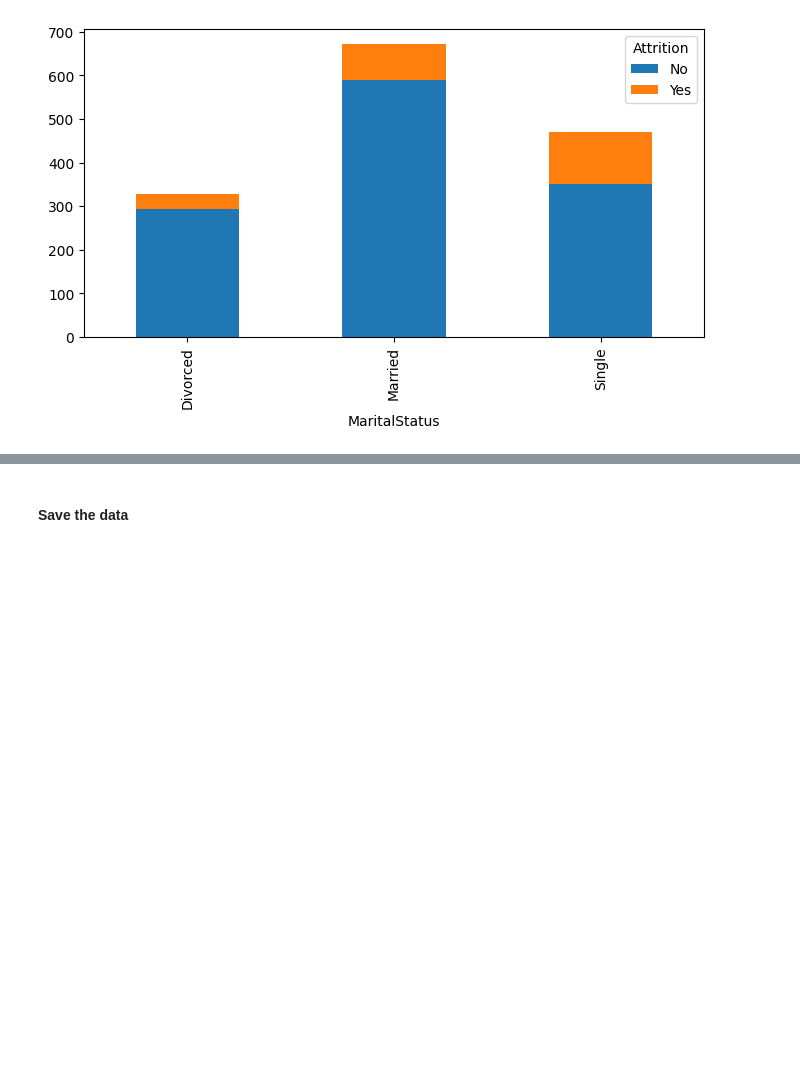
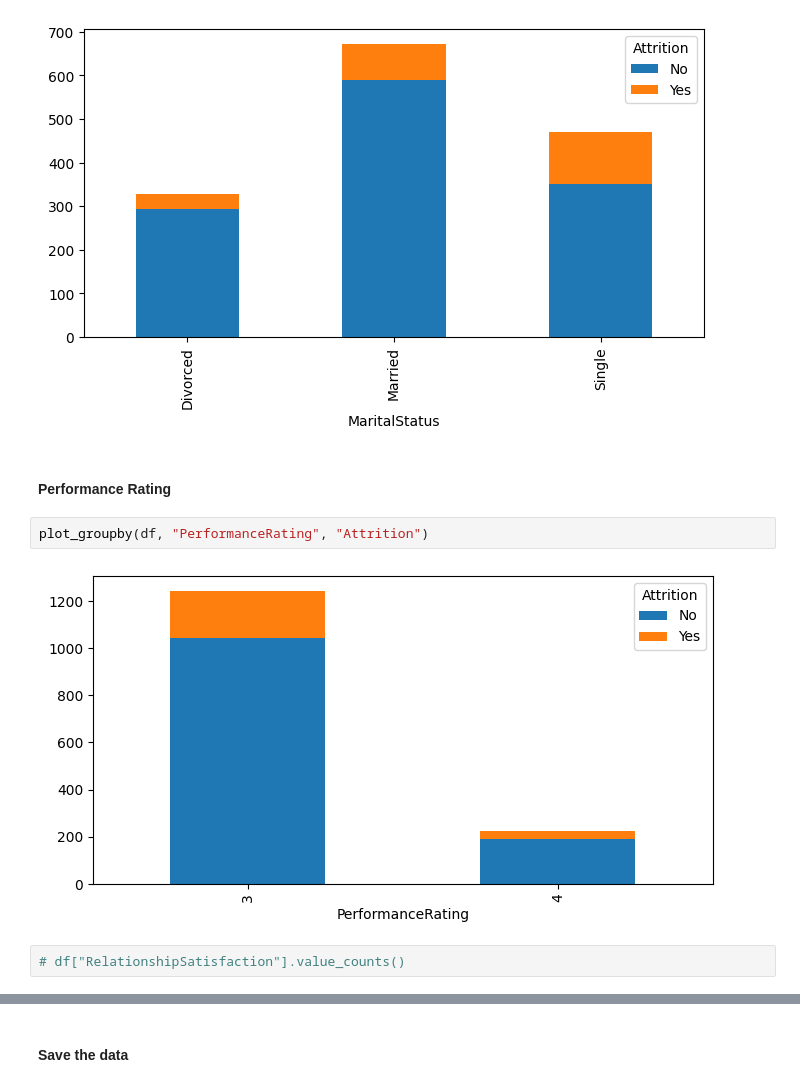
Before and after one commit to ldebele/Employee-Attrition-Prediction, a Jupyter notebook: notebooks/EDA.ipynb, the cells around one changed output, grey strips where cells are left out. Cells and saved outputs as stored; diff of their text form; blank space fills up the shorter version.

```diff
--- a/notebooks/EDA.ipynb
+++ b/notebooks/EDA.ipynb
@@ -258,3 +254,11 @@ plot_groupby(df, 'MonthlyIncome', 'Attrition')
 plot_groupby(df, "MaritalStatus", "Attrition")
 # %% [output]
 [figure]
+# %% [markdown]
+#### Performance Rating
+# %%
+plot_groupby(df, "PerformanceRating", "Attrition")
+# %% [output]
+[figure, added]
+# %%
+# df["RelationshipSatisfaction"].value_counts()
```
Also changed, not shown: parts of 10 cells of this notebook, 4 other files.
